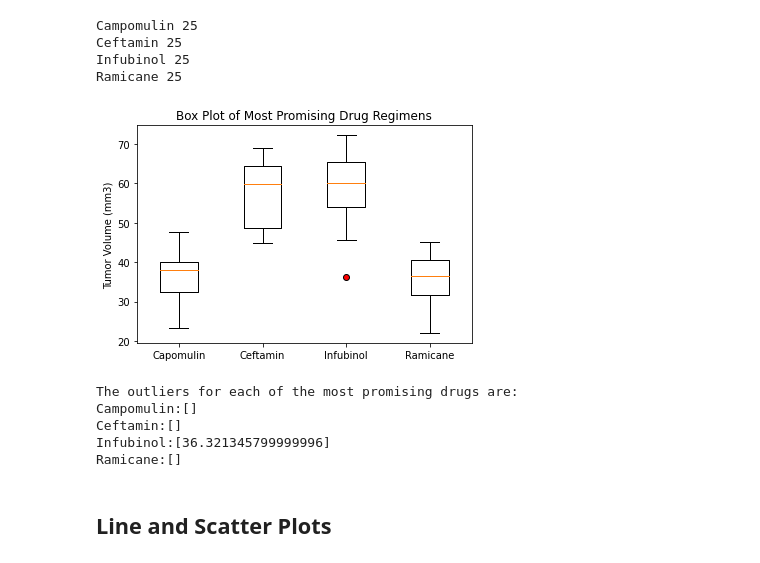
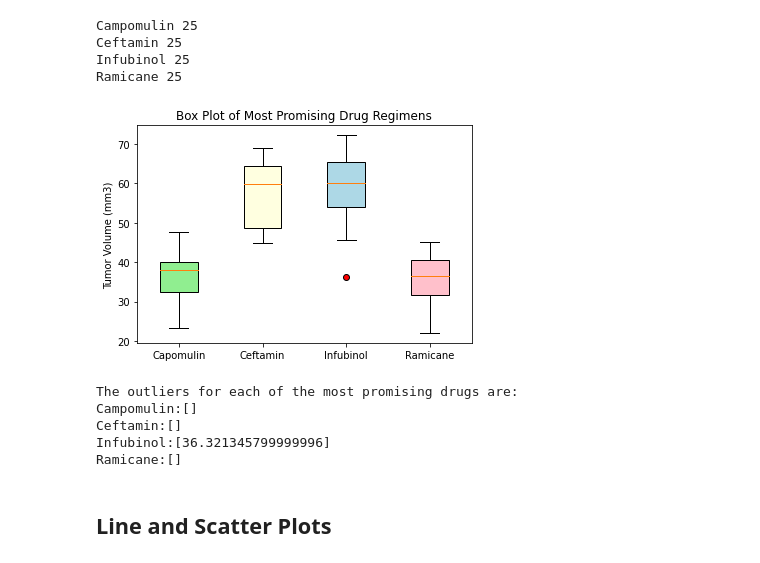
Before and after one commit to meielerol/matplotlib-challenge, a Jupyter notebook: pymaceuticals_starter.ipynb, the cells around one changed output. Saved outputs shown, nothing was run; the diff lists cells and outputs as text; code cells hidden in the pictures.

Commit message:
color box plots

```diff
--- a/pymaceuticals_starter.ipynb
+++ b/pymaceuticals_starter.ipynb
@@ -397,15 +407,23 @@ promising_dict ={'Capomulin':tumorVol_Capomulin.values.tolist(),
 # %%
 # Generate a box plot of the final tumor volume of each mouse across four regimens of interest
 #Capomulin
 fig1,ax1 = plt.subplots()
+box = ax1.boxplot(promising_dict.values(),showfliers=True,flierprops=flierprops,labels=promising_dict.keys(),patch_artist=True)
+
+#format
 ax1.set_title('Box Plot of Most Promising Drug Regimens')
 ax1.set_ylabel('Tumor Volume (mm3)')
-ax1.boxplot(promising_dict.values(),showfliers=True,flierprops=flierprops,labels=promising_dict.keys())
+colors = ['lightgreen','lightyellow','lightblue','pink']
+for patch,color in zip(box['boxes'],colors):
+    patch.set_facecolor(color)
+
+#show plot
 plt.show()
+# plt.savefig(f"Images/promisingDrugsSeparated_v_tumor_histogram.png")
 print(f"The outliers for each of the most promising drugs are:")
 print(f"Campomulin:{outlier_Campomulin}\nCeftamin:{outlier_Ceftamin}\nInfubinol:{outlier_Infubinol}\nRamicane:{outlier_Ramicane}")
 # %% [output]
-[figure, old version]
+[figure, new version]
 The outliers for each of the most promising drugs are:
 Campomulin:[]
 Ceftamin:[]
```
Also changed, not shown: parts of 9 cells of this notebook.
